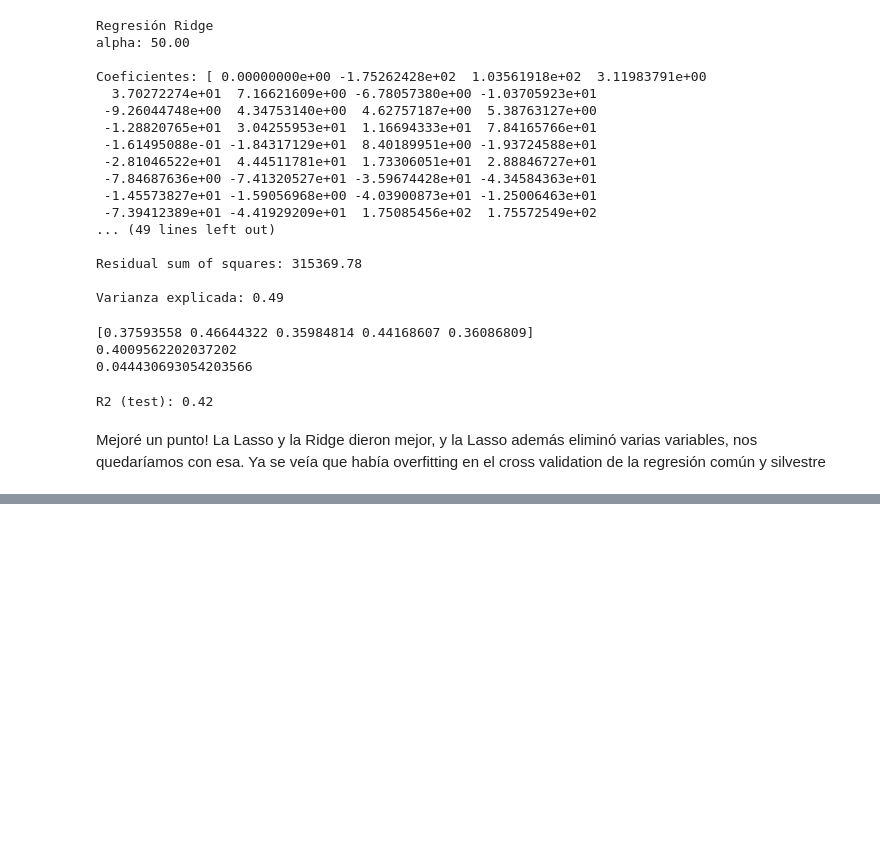
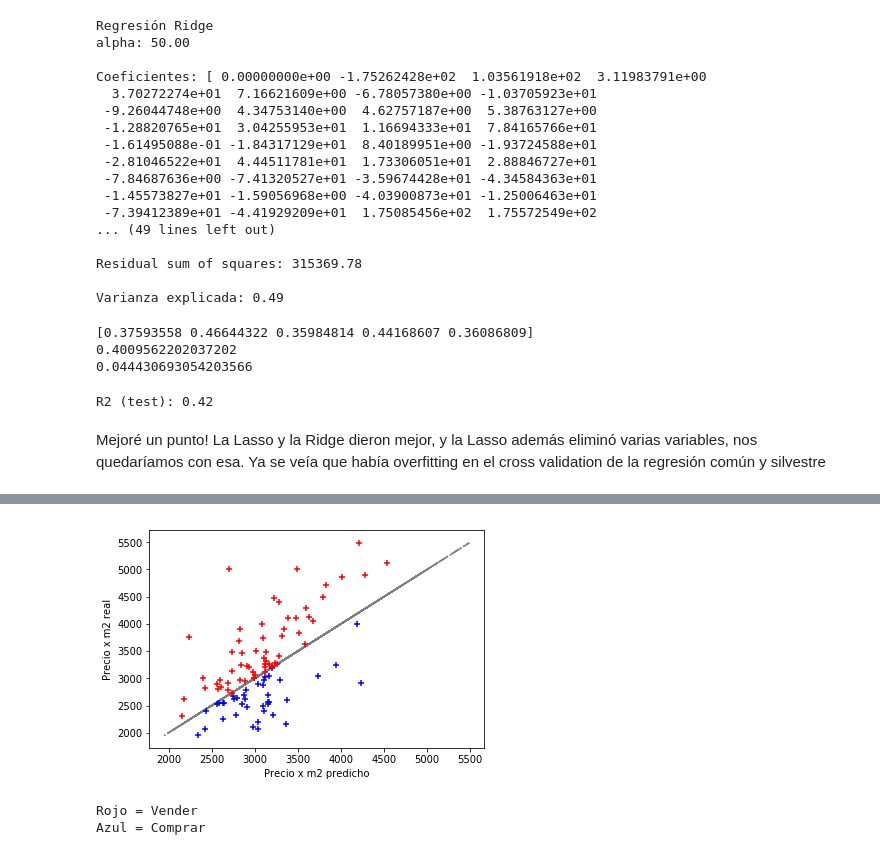
Before and after one commit to GabrielCasal/Digital_House, a Jupyter notebook: TP-Parte2.ipynb, the cells around one changed output, grey strips where cells are left out. Cells and saved outputs as stored; diff of their text form; code cells hidden in the pictures; blank space fills up the shorter version.

```diff
--- a/TP-Parte2.ipynb
+++ b/TP-Parte2.ipynb
@@ -947,0 +1130,18 @@ Mejoré un punto! La Lasso y la Ridge dieron mejor, y la Lasso además eliminó
+# %%
+# Normalización (para Ridge y Lasso)
+se = StandardScaler()
+X_train_s = se.fit_transform(X_train)
+X_test_s = se.transform(X_test)
+# %%
+regr2=linear_model.LassoCV(cv=5).fit(X_train_s, y_train)
+
+print ('Regresión Lasso' )
+# Alpha
+print('alpha: %.2f\n' % regr2.alpha_)
+# Coeficiente
+print ('Coeficientes:', regr2.coef_)
+# MSE
+print("\nResidual sum of squares: %.2f"
+ % np.mean((regr2.predict(X_train_s) - y_train) ** 2))
+# Varianza Explicada
+print('\nVarianza explicada: %.2f\n' % regr2.score(X_train_s, y_train))
@@ -947,0 +1175,4 @@ Mejoré un punto! La Lasso y la Ridge dieron mejor, y la Lasso además eliminó
+# %%
+# Y probando en el test:
+pred_test = regr2.predict(X_test_s)
+print('R2 (test): %.2f\n' % r2_score(y_test, pred_test))
@@ -947,0 +1183,3 @@ Mejoré un punto! La Lasso y la Ridge dieron mejor, y la Lasso además eliminó
+# %%
+muestra = pd.DataFrame(dict(precio_x_m2_real = y_test, precio_x_m2_predicho = pred_test)).sample(100)
+muestra.head()
@@ -947,0 +1193,18 @@ Mejoré un punto! La Lasso y la Ridge dieron mejor, y la Lasso además eliminó
+# %%
+# Graficamos los resultados
+plt.plot(muestra.precio_x_m2_real, muestra.precio_x_m2_real, '-.', c='grey')
+plt.scatter(muestra.precio_x_m2_predicho[muestra.precio_x_m2_predicho > muestra.precio_x_m2_real]
+            , muestra.precio_x_m2_real[muestra.precio_x_m2_predicho > muestra.precio_x_m2_real]
+            , s=30, c='b', marker='+', zorder=10)
+plt.scatter(muestra.precio_x_m2_predicho[muestra.precio_x_m2_predicho < muestra.precio_x_m2_real]
+            , muestra.precio_x_m2_real[muestra.precio_x_m2_predicho < muestra.precio_x_m2_real]
+            , s=30, c='r', marker='+', zorder=10)
+plt.xlabel("Precio x m2 predicho")
+plt.ylabel("Precio x m2 real")
+plt.show()
+
+print('Rojo = Vender\nAzul = Comprar')
+# %% [output]
+[figure, added]
+Rojo = Vender
+Azul = Comprar
```
Also changed, not shown: parts of 32 cells of this notebook.
